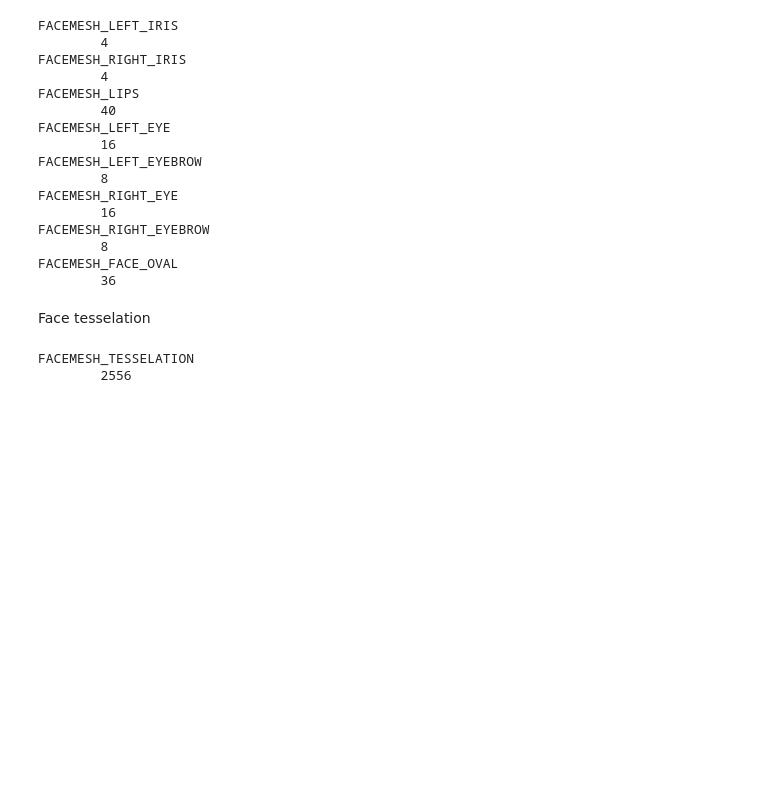
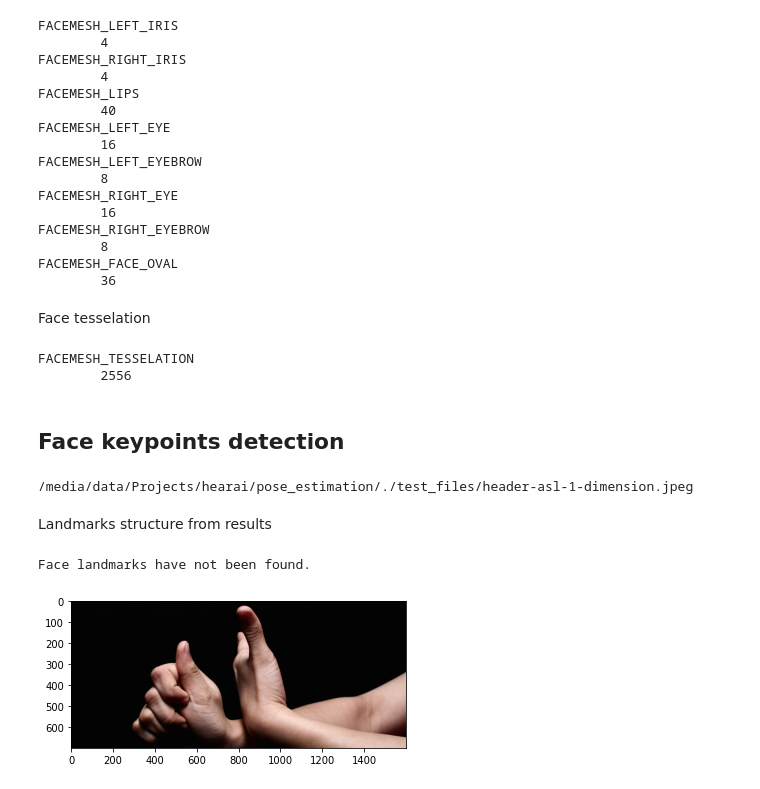
Before and after one commit to hearai/hearai, a Jupyter notebook: pose_estimation/mp_test.ipynb, the cells around one changed output. Cells and saved outputs as stored; diff of their text form; code cells hidden in the pictures; blank space fills up the shorter version.

Commit message:
Landmarks structure from results

```diff
--- a/pose_estimation/mp_test.ipynb
+++ b/pose_estimation/mp_test.ipynb
@@ -141,3 +139,5 @@ print('FACEMESH_TESSELATION\n\t' + str(len(mp_facemesh.FACEMESH_TESSELATION)))
 # %% [output]
 FACEMESH_TESSELATION
         2556
+# %% [markdown]
+## Face keypoints detection
@@ -143,0 +151,38 @@ FACEMESH_TESSELATION
+# %%
+file_name = IMAGE_FILES[1]
+with mp_facemesh.FaceMesh(
+    static_image_mode=True,
+    max_num_faces=1,
+    refine_landmarks=True,
+    min_detection_confidence=0.5) as face_mesh:
+    print(file_name)
+    image = cv2.imread(file_name)
+    # Convert the BGR image to RGB before processing.
+    results = face_mesh.process(cv2.cvtColor(image, cv2.COLOR_BGR2RGB))
+# %% [output]
+/media/data/Projects/hearai/pose_estimation/./test_files/header-asl-1-dimension.jpeg
+# %% [markdown]
+Landmarks structure from results
+# %%
+if not results.multi_face_landmarks:
+      print("Face landmarks have not been found.")
+      plt.imshow(image[:,:,::-1])
+      plt.show()
+else:
+    first_face_landmarks = results.multi_face_landmarks[0]
+    print("Face landmarks type:\n\t" + str(type(first_face_landmarks)))
+
+    landmarks = first_face_landmarks.landmark
+    print("Landmarks type:\n\t" + str(type(landmarks)))
+    print("Landmarks length:\n\t" + str(len(landmarks)))
+    print("Some landmarks:\n" + str((landmarks[:5])))
+
+    landmark = first_face_landmarks.landmark[123]
+    print("Single landmark type:\n\t" + str(type(landmark)))
+    print("Landmark coordinates:" +
+          "\n\tx = " + str(landmark.x) +
+          "\n\ty = " + str(landmark.y) +
+          "\n\tz = " + str(landmark.z))
+# %% [output]
+Face landmarks have not been found.
+[figure, added]
```
Also changed, not shown: parts of 3 cells of this notebook, 1 other file.
